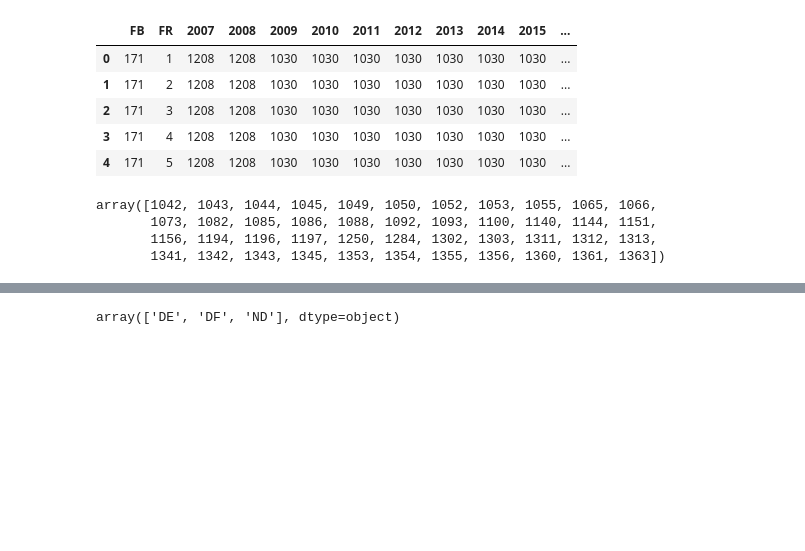
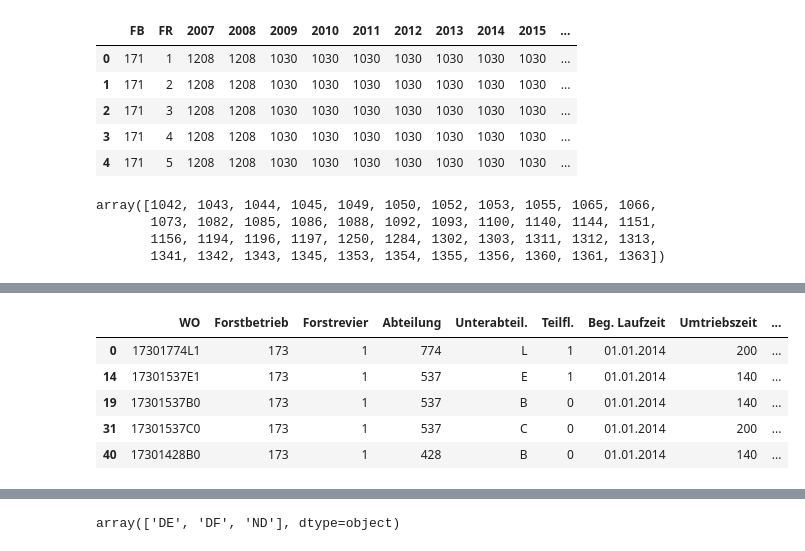
Before and after one commit to satlawa/edin_diss_geo, a Jupyter notebook: new/create_GIS_ground_truth_(vector)_test_verbiss.ipynb, the cells around one changed output, grey strips where cells are left out. Saved outputs shown, nothing was run; the diff lists cells and outputs as text; code cells hidden in the pictures; blank space fills up the shorter version.

```diff
--- a/new/create_GIS_ground_truth_(vector)_test_verbiss.ipynb
+++ b/new/create_GIS_ground_truth_(vector)_test_verbiss.ipynb
@@ -325,14 +339,21 @@ wo_sap.head()
 # %%
 # stoe
 
 # filter data
 wo_sap_stoe = wo_sap.loc[wo_sap['Best.-Schicht'] == 0, ['WO', 'Forstbetrieb', 'Forstrevier', 'Abteilung',
                                                         'Unterabteil.', 'Teilfl.', 'Beg. Laufzeit', 'Umtriebszeit',
                                                         'Nebengrund Art', 'Ertragssituation', 'Bewirtschaftungsform',
                                                         'Schutzwaldkategorie', 'Seehöhe', 'Exposition', 'Neigung',
-                                                        'Standorteinheit', 'Vegetationstyp', 'Wuchsgebiet']]
+                                                        'Standorteinheit', 'Vegetationstyp', 'Wuchsgebiet', 'Verbissgrad']]
 
 wo_sap_stoe.head()
+# %% [output]
+|  | WO | Forstbetrieb | Forstrevier | Abteilung | Unterabteil. | Teilfl. | Beg. Laufzeit | Umtriebszeit | ... |
+| 0 | 17301774L1 | 173 | 1 | 774 | L | 1 | 01.01.2014 | 200 | ... |
+| 14 | 17301537E1 | 173 | 1 | 537 | E | 1 | 01.01.2014 | 140 | ... |
+| 19 | 17301537B0 | 173 | 1 | 537 | B | 0 | 01.01.2014 | 140 | ... |
+| 31 | 17301537C0 | 173 | 1 | 537 | C | 0 | 01.01.2014 | 200 | ... |
+| 40 | 17301428B0 | 173 | 1 | 428 | B | 0 | 01.01.2014 | 140 | ... |
 # %%
 # wood volume
 
```
Also changed, not shown: parts of 8 cells of this notebook, 3 other files.
